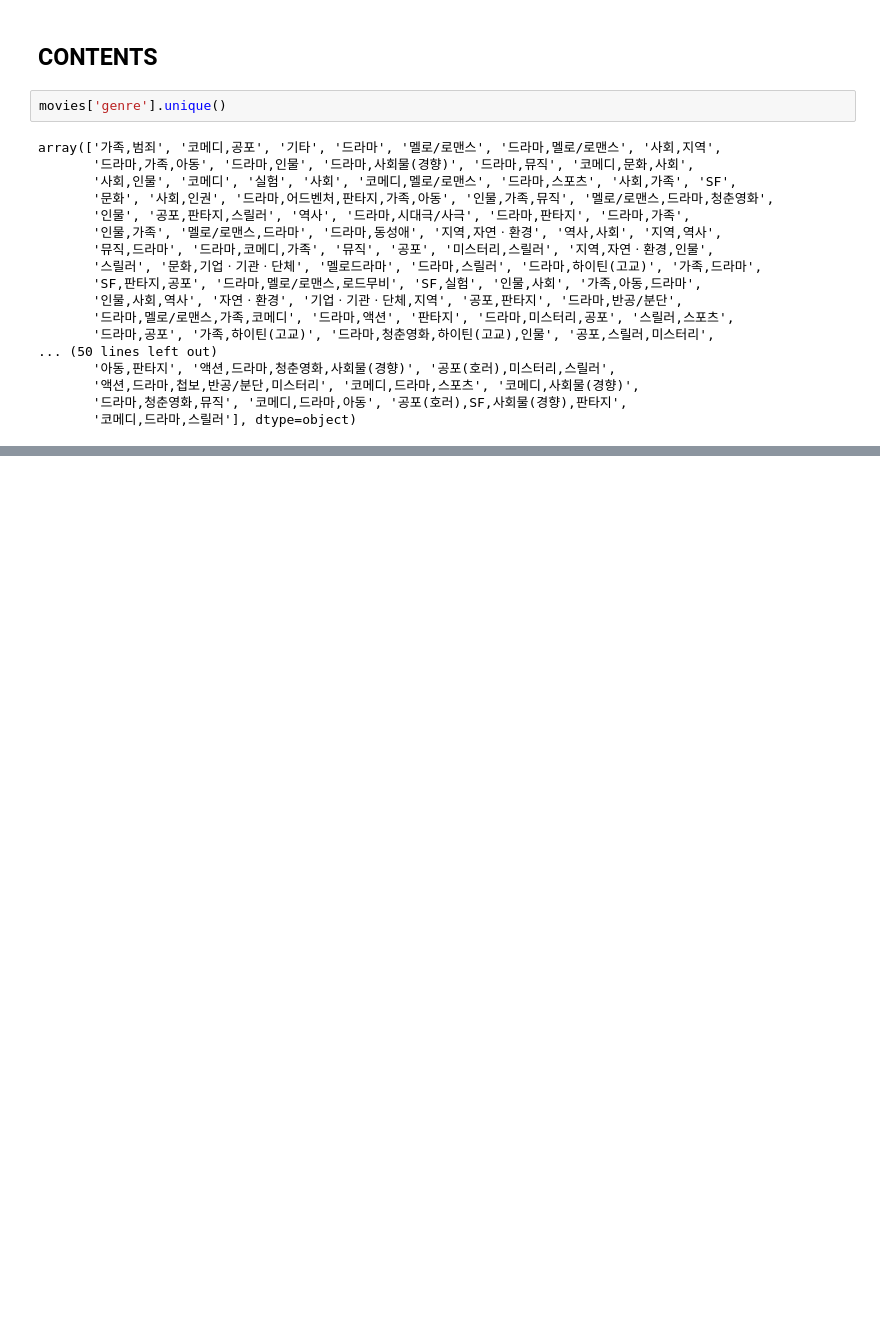
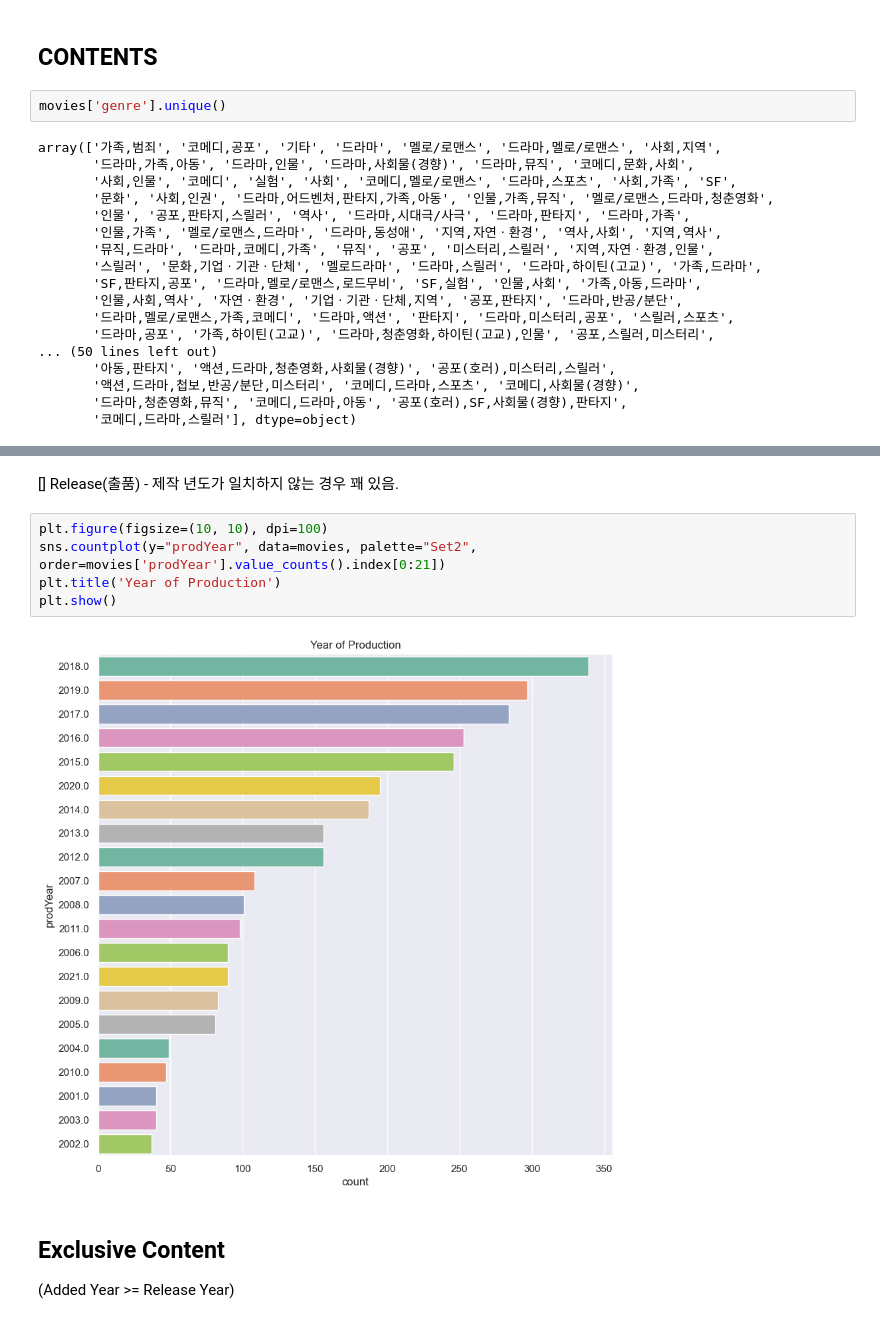
Before and after one commit to ChriSangHoon/Elice-Data-project-Data-analysis-, a Jupyter notebook: recommendation_system.ipynb, the cells around one changed output, grey strips where cells are left out. Drawn from its saved outputs; the diff is of its cells as text; blank space fills up the shorter version.

```diff
--- a/recommendation_system.ipynb
+++ b/recommendation_system.ipynb
@@ -106,0 +130,12 @@ array(['가족,범죄', '코메디,공포', '기타', '드라마', '멜로/로
+# %% [markdown]
+[] Release(출품) - 제작 년도가 일치하지 않는 경우 꽤 있음.
+# %%
+plt.figure(figsize=(10, 10), dpi=100)
+sns.countplot(y="prodYear", data=movies, palette="Set2", order=movies['prodYear'].value_counts().index[0:21])
+plt.title('Year of Production')
+plt.show()
+# %% [output]
+[figure, added]
+# %% [markdown]
+## Exclusive Content
+(Added Year >= Release Year)
```
Also changed, not shown: parts of 20 cells of this notebook.
